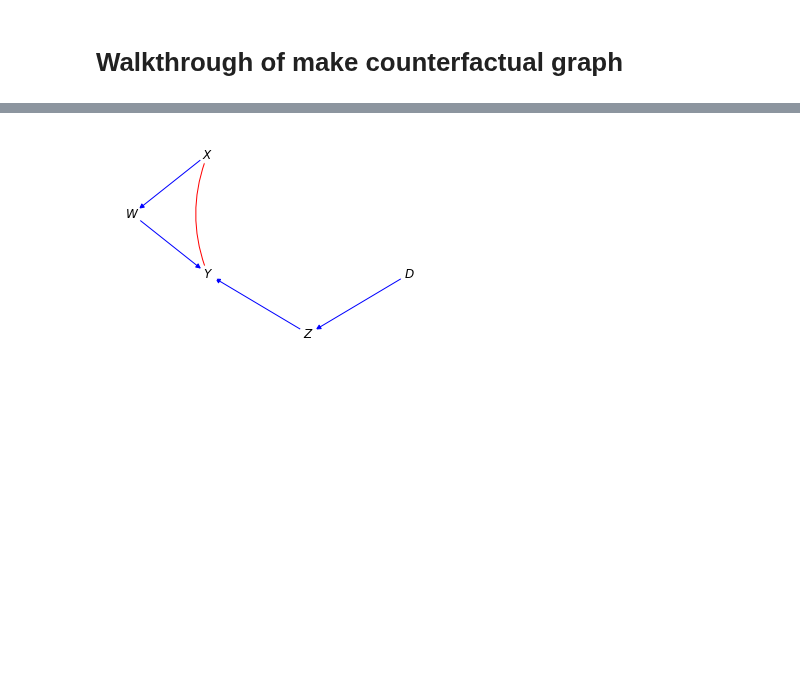
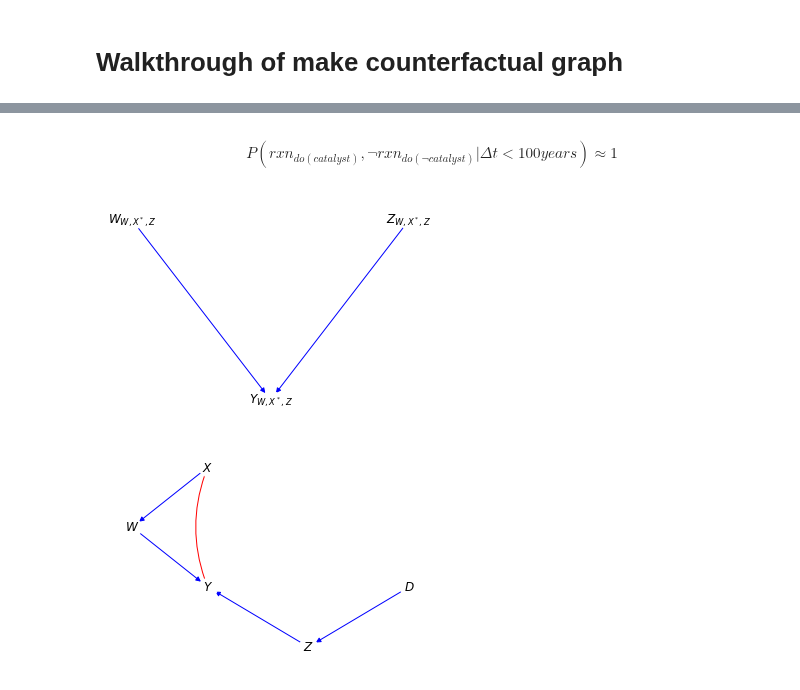
Before and after one commit to y0-causal-inference/y0, a Jupyter notebook: notebooks/Counterfactual Identification.ipynb, the cells around one changed output, grey strips where cells are left out. Drawn from its saved outputs; the diff is of its cells as text; code cells hidden in the pictures; blank space fills up the shorter version.

```diff
--- a/notebooks/Counterfactual Identification.ipynb
+++ b/notebooks/Counterfactual Identification.ipynb
@@ -83,3 +104,12 @@ import matplotlib.pyplot as plt
+# %% [markdown]
+$$P(rxn_{do(catalyst)}, \lnot rxn_{do(\lnot catalyst)} | \Delta t < 100 years) \approx 1$$
+# %%
+new_graph, new_event = make_counterfactual_graph(
+    graph=figure_9a.graph, event={Y @ (-w, +x, -z): +y}
+)
+new_graph.draw()
+# %% [output]
+[figure, added]
 # %%
 figure_9a.graph.draw()
 # %% [output]
```
Also changed, not shown: parts of 4 cells of this notebook, 3 other files.
